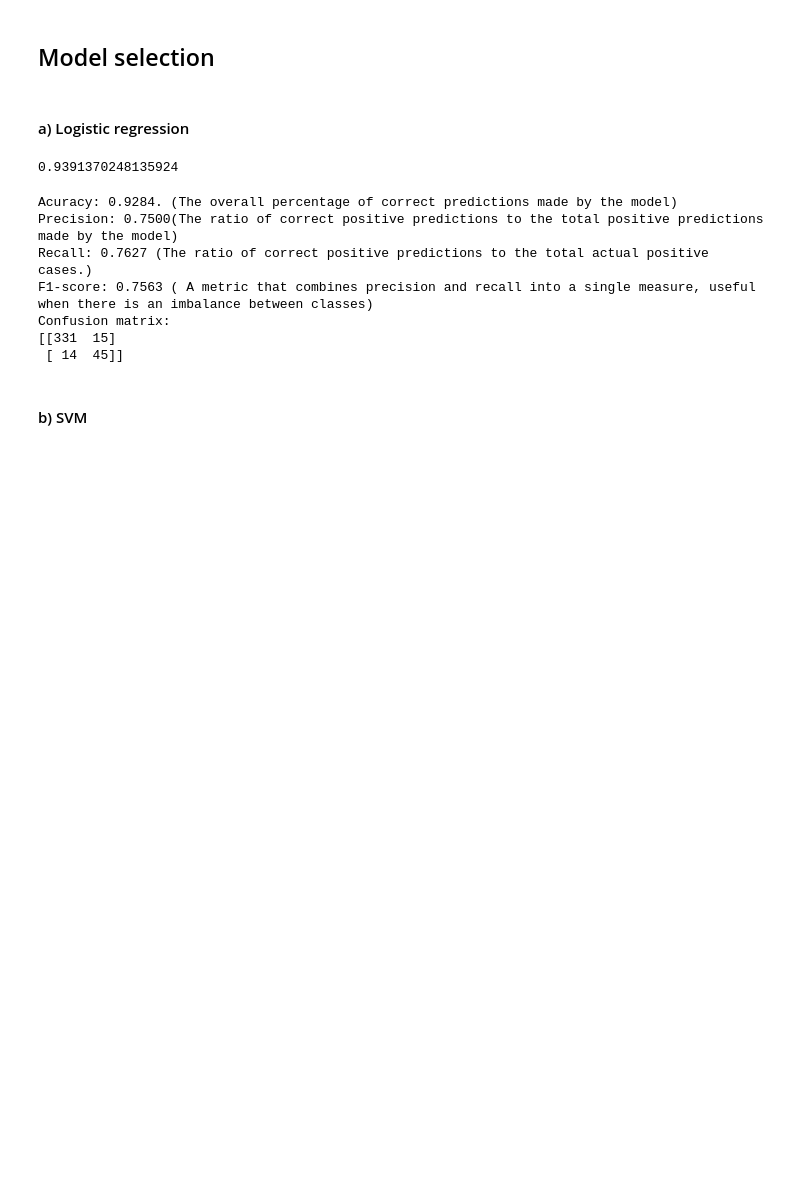
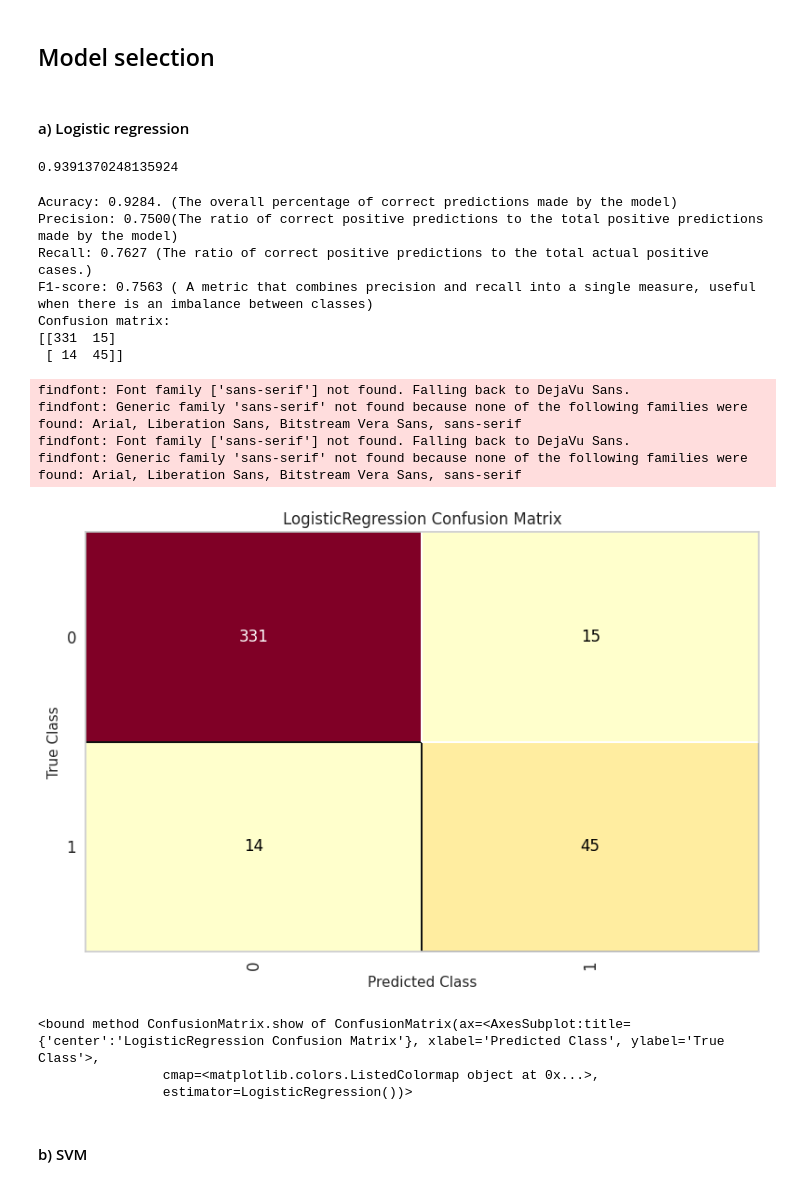
Before and after one commit to petrugeral/Marketing_Analytics, a Jupyter notebook: ifood_marketing_analytics/workspace.ipynb, the cells around one changed output. Drawn from its saved outputs; the diff is of its cells as text; code cells hidden in the pictures; blank space fills up the shorter version.

```diff
--- a/ifood_marketing_analytics/workspace.ipynb
+++ b/ifood_marketing_analytics/workspace.ipynb
@@ -915,2 +917,14 @@ Confusion matrix:
+# %%
+cm = confusion_matrix(lg_2,x_train,y_train,x_test,y_test)
+cm.show
+# %% [output]
+findfont: Font family ['sans-serif'] not found. Falling back to DejaVu Sans.
+findfont: Generic family 'sans-serif' not found because none of the following families were found: Arial, Liberation Sans, Bitstream Vera Sans, sans-serif
+findfont: Font family ['sans-serif'] not found. Falling back to DejaVu Sans.
+findfont: Generic family 'sans-serif' not found because none of the following families were found: Arial, Liberation Sans, Bitstream Vera Sans, sans-serif
+[figure, added]
+<bound method ConfusionMatrix.show of ConfusionMatrix(ax=<AxesSubplot:title={'center':'LogisticRegression Confusion Matrix'}, xlabel='Predicted Class', ylabel='True Class'>,
+                cmap=<matplotlib.colors.ListedColormap object at 0x...>,
+                estimator=LogisticRegression())>
 # %% [markdown]
 #### b) SVM
```
Also changed, not shown: parts of 3 cells of this notebook.
